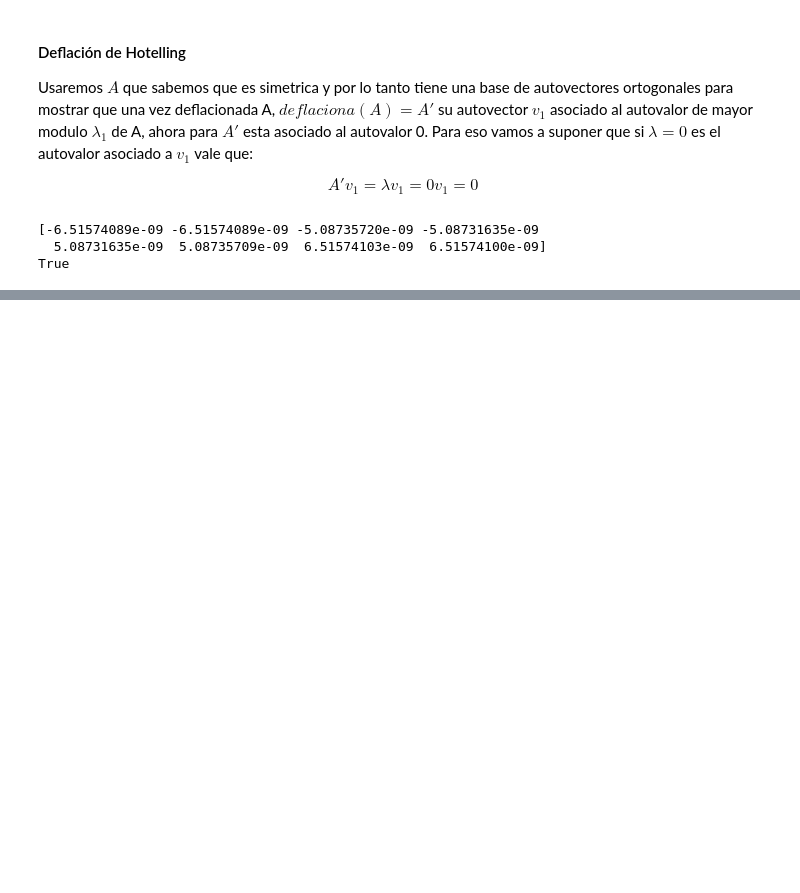
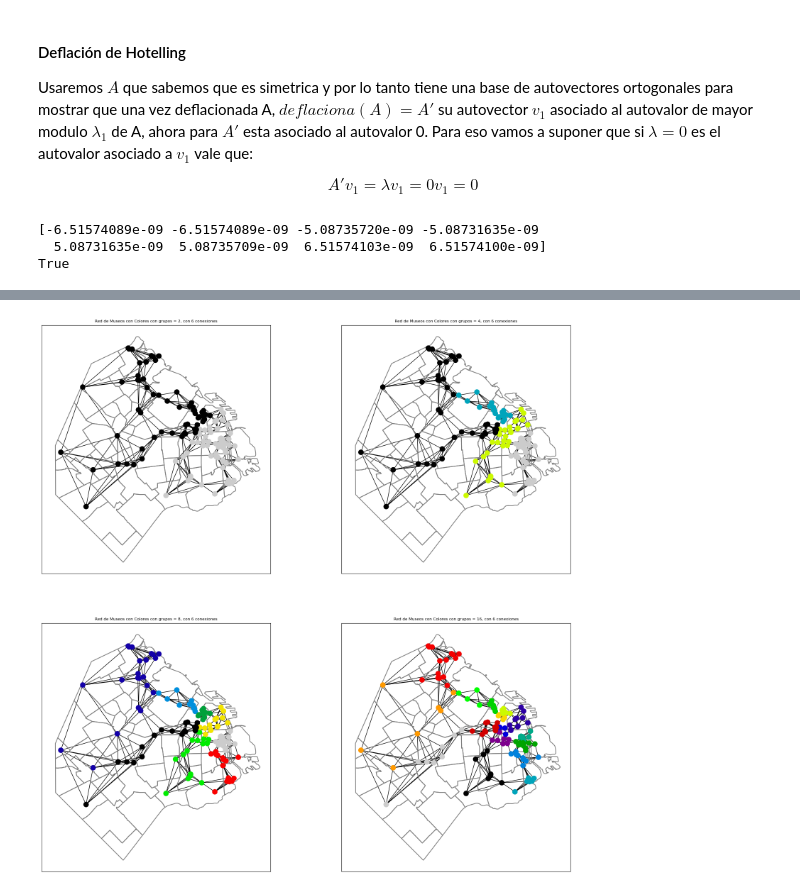
Before and after one commit to agusruss0/TP2-alc-2025-2C, a Jupyter notebook: tp2_notebook.ipynb, the cells around one changed output, grey strips where cells are left out. Saved outputs shown, nothing was run; the diff lists cells and outputs as text; code cells hidden in the pictures; blank space fills up the shorter version.

```diff
--- a/tp2_notebook.ipynb
+++ b/tp2_notebook.ipynb
@@ -210,0 +251,47 @@ True
+# %%
+import matplotlib.pyplot as plt
+import networkx as nx
+import matplotlib.cm as cm
+import matplotlib.colors as mcolors
+
+fig, axs = plt.subplots(2, 2, figsize=(20, 20))
+for idx_num,cant_niveles in enumerate([1, 2, 3, 4]):
+    A_sim = 1/2*(A + A.T) # Hacemos la matriz simétrica
+    nombres = laplaciano_iterativo(A_sim,niveles=cant_niveles) # Aplicamos el laplaciano iterativo
+    grupo = {}
+    for idx,i in enumerate(nombres):
+        grupo[idx] = i
+
+
+    axs = axs.flatten()
+    num_grupos = len(grupo)
+    colormap = cm.get_cmap('nipy_spectral', num_grupos)  # Elegí un mapa de colores. También podés usar 'hsv', 'Set3', etc.
+
+    # Asignar un color a cada grupo
+    grupo_color = {}
+    for i, grupo_id in enumerate(sorted(grupo.keys())):
+        color = mcolors.to_hex(colormap(i))
+        for nodo in grupo[grupo_id]:
+            grupo_color[nodo] = color
+
+    # Función para obtener color del nodo
+    def asignar_color_dinamico(nodo):
+        return grupo_color.get(nodo, "#000000")  # Negro si no se encuentra
+
+    # Crear colores de nodos
+    colores_nodos = [asignar_color_dinamico(n) for n in G.nodes]
+
+    # Dibujar
+    barrios.to_crs("EPSG:22184").boundary.plot(color='gray', ax=axs[idx_num])
+    axs[idx_num].set_title(f"Red de Museos con Colores con grupos = {num_grupos}, con {m} conexiones", fontsize=8)
+
+    nx.draw_networkx(
+        G,
+        G_layout,
+        node_size=100,
+        ax=axs[idx_num],
+        with_labels=False,
+        node_color=colores_nodos,
+    )
+# %% [output]
+[figure, added]
```
Also changed, not shown: parts of 10 cells of this notebook, 2 other files.
